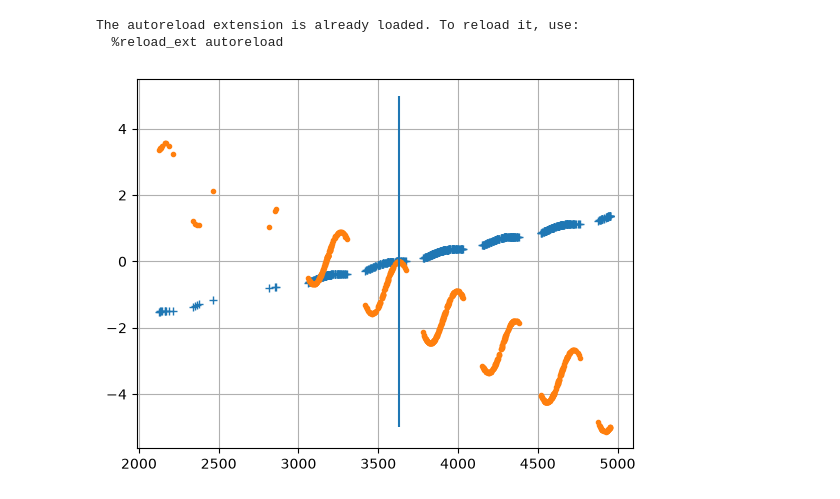
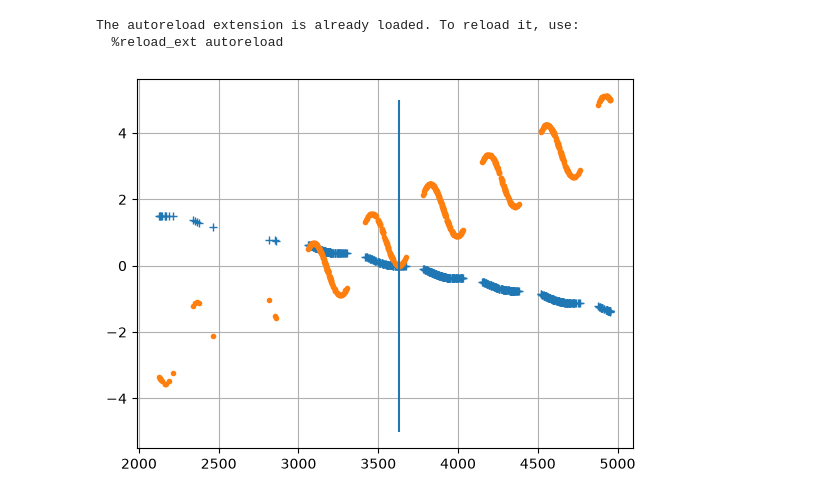
Before and after one commit to terrcorey/microlensing, a Jupyter notebook: scratch/scratchpad.ipynb, the cells around one changed output. Saved outputs shown, nothing was run; the diff lists cells and outputs as text; code cells hidden in the pictures.

```diff
--- a/scratch/scratchpad.ipynb
+++ b/scratch/scratchpad.ipynb
@@ -1,24 +1,25 @@
 # %%
 %load_ext autoreload
 %autoreload 2
 
 import numpy as np
 import os
 import matplotlib.pyplot as plt
 os.chdir("/Users/tcorey/Desktop/microlensing")
 from lc_models import sun_earth_projection
 from mcmc_fit import fit_pspl_mcmc
+from astropy.coordinates import SkyCoord
 time, mag, mag_err = np.loadtxt("data/OGLE-2005-BLG-086.dat", unpack=True)
-best_fit, _ = fit_pspl_mcmc(time, mag, mag_err, run_mcmc=False)
+best_fit = fit_pspl_mcmc(time, mag, mag_err, run_mcmc=False)
 ra = "18h04m45.70s"
 dec = "-26d59m15.5s"
-
-delta_sN, delta_sE = sun_earth_projection(time, ra, dec, best_fit[0])
+coords = SkyCoord(ra + " " + dec)
+delta_sN, delta_sE = sun_earth_projection(time, coords, best_fit.best_fit[0])
 plt.plot(time, delta_sN, "+")
 plt.plot(time, delta_sE, ".")
-plt.vlines(best_fit[0], -5, 5)
+plt.vlines(best_fit.best_fit[0], -5, 5)
 plt.grid(True)
 # %% [output]
 The autoreload extension is already loaded. To reload it, use:
   %reload_ext autoreload
-[figure, old version]
+[figure, new version]
```
Also changed, not shown: parts of 5 cells of this notebook, 25 other files.
